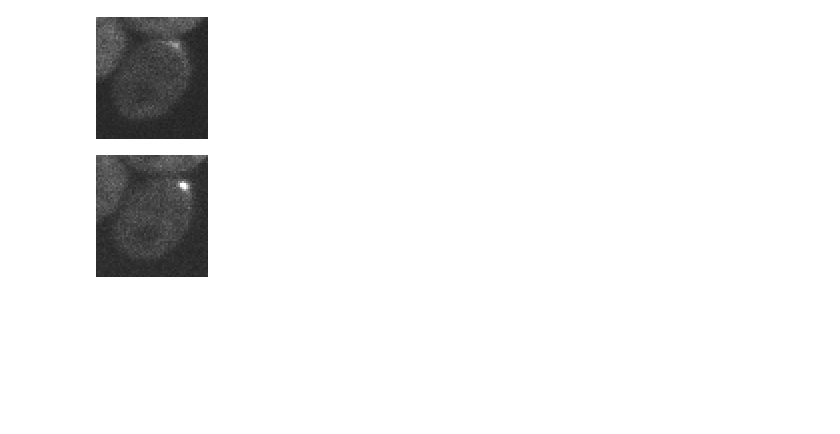
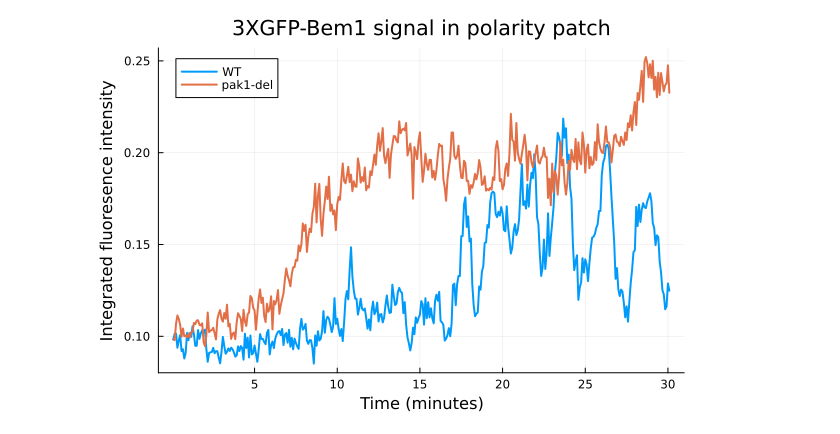
Before and after one commit to crockeraw/PolarityProject, a Jupyter notebook: proj/PatchDynamics/notebooks/crop-to-patches.ipynb, the cells around one changed output. Saved outputs shown, nothing was run; the diff lists cells and outputs as text; code cells hidden in the pictures; blank space fills up the shorter version.

```diff
--- a/proj/PatchDynamics/notebooks/crop-to-patches.ipynb
+++ b/proj/PatchDynamics/notebooks/crop-to-patches.ipynb
@@ -10,11 +10,14 @@ img = load(img_path)
 avgimg = mean(img, dims=(3))[:,:,1]
 bin = avgimg .> maximum(avgimg)/2             # Half max of average is used as threshold
 bin_lab = label_components(bin)             # Label connected components in binary mask
-max_loc = findlocalmaxima(mask)             # Find single connected component from binary with highest value
+max_loc = findmax(bin.*avgimg)[2]              # Find single connected component from binary with highest value
 max_lab = bin_lab[max_loc]
 max_bin = bin_lab .== max_lab               # Make mask only around correct component
 masked = avgimg .* max_bin                   # Make masked time averaged image (not used)
 # Use masked image to plot sum intensity over time
 im_all = Float64.(img)
 im_masked = im_all .* max_bin
-plot(sum(immask, dims=(1,2))[1,1,:])
+
+t = range(1,length(im_masked[1,1,:]))/(60/5) # Convert from 1 frame every 5 sec, to minutes
+plot(t, sum(im_masked, dims=(1,2))[1,1,:], xticks=range(1,6)*5)
+del = im_masked;
@@ -132,8 +24,24 @@ plot(maximg)
-# %%
-img[:,:,40]*100
-# %% [output]
-[figure, removed]
-# %%
-img[:,:,300]*100
-# %% [output]
-[figure, removed]
+# %%
+# Import iamge stack
+img_path = "../CroppedMovies/NOTDEL-cell2.tif"
+img = load(img_path)
+# Use stack sum to find polarity patch(es)
+avgimg = mean(img, dims=(3))[:,:,1]
+bin = avgimg .> maximum(avgimg)/2             # Half max of average is used as threshold
+bin_lab = label_components(bin)             # Label connected components in binary mask
+max_loc = findmax(bin.*avgimg)[2]             # Find single connected component from binary with highest value
+max_lab = bin_lab[max_loc]
+max_bin = bin_lab .== max_lab               # Make mask only around correct component
+masked = avgimg .* max_bin                   # Make masked time averaged image (not used)
+# Use masked image to plot sum intensity over time
+im_all = Float64.(img)
+im_masked = im_all .* max_bin
+
+t = range(1,length(im_masked[1,1,:]))/(60/5) # Convert from 1 frame every 5 sec, to minutes
+plot(t, sum(im_masked, dims=(1,2))[1,1,:], xticks=range(1,6)*5)
+wt = im_masked;
+# %%
+plot(t, sum(wt, dims=(1,2))[1,1,:], xticks=range(1,6)*5, linewidth=2, label="WT", xlabel="Time (minutes)", ylabel="Integrated fluoresence intensity")
+plot!(t, sum(del, dims=(1,2))[1,1,:], linewidth=2, label="pak1-del", title="3XGFP-Bem1 signal in polarity patch")
+# %% [output]
+[figure, added]
```
Also changed, not shown: parts of 12 cells of this notebook, 2 other files.
